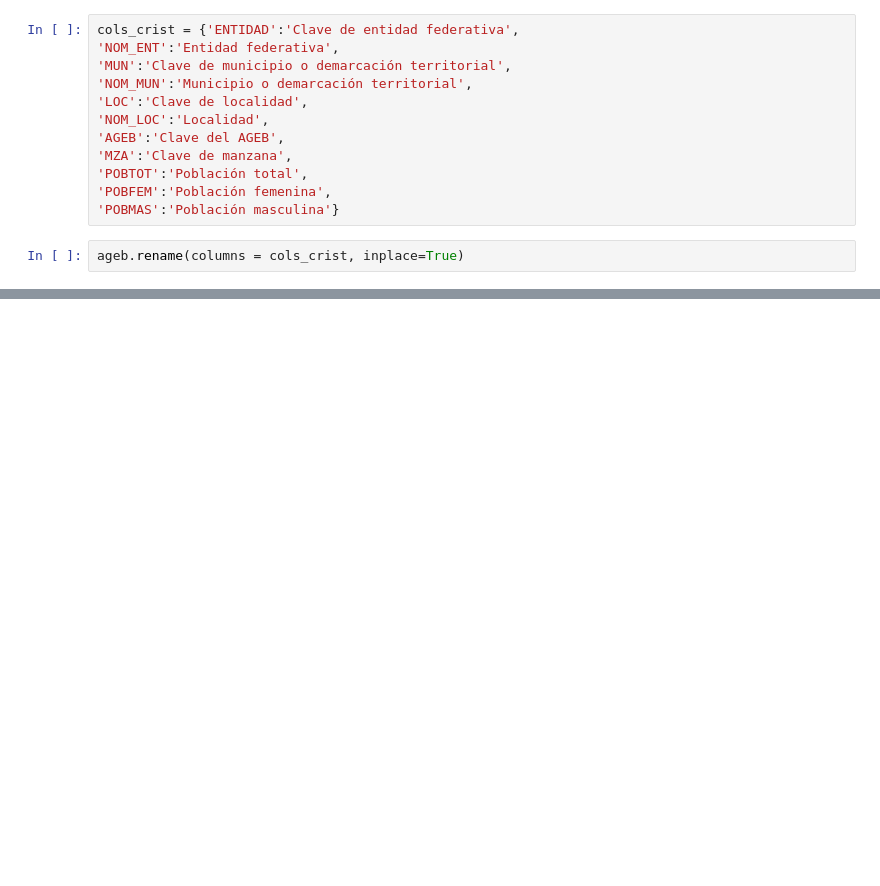
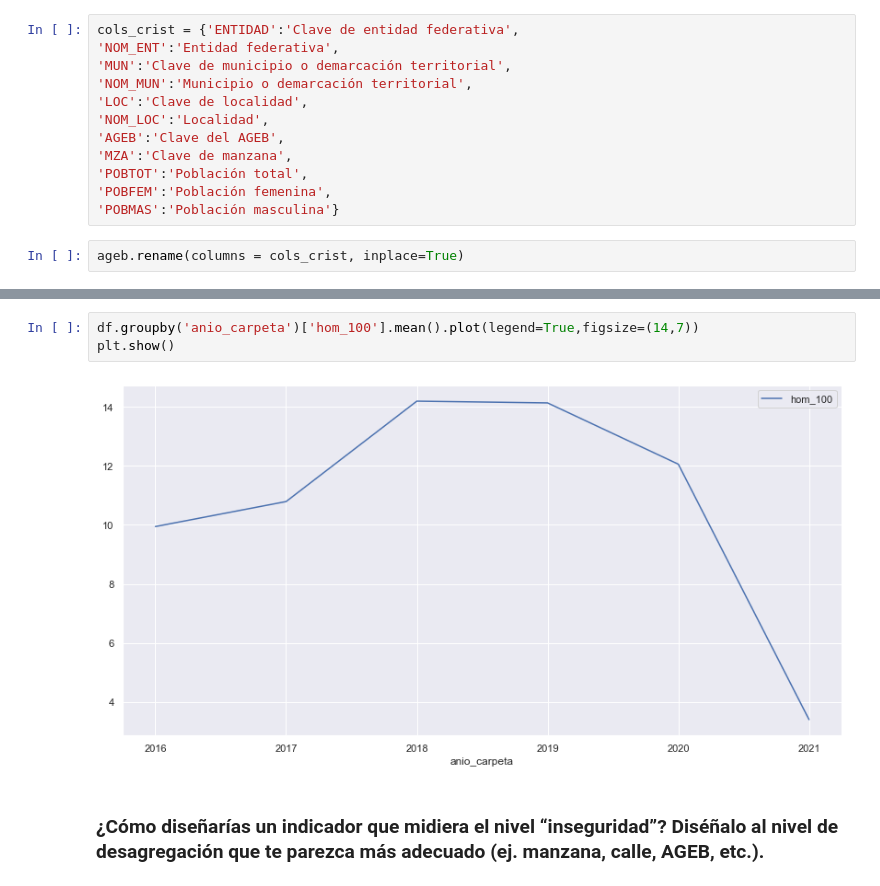
Before and after one commit to qSergio/Furious-spark, a Jupyter notebook: SeccionA/DatosAbiertosCDMX.ipynb, the cells around one changed output, grey strips where cells are left out. Saved outputs shown, nothing was run; the diff lists cells and outputs as text; blank space fills up the shorter version.

```diff
--- a/SeccionA/DatosAbiertosCDMX.ipynb
+++ b/SeccionA/DatosAbiertosCDMX.ipynb
@@ -454,0 +575,7 @@ ageb = ageb.loc
+# %%
+df.groupby('anio_carpeta')['hom_100'].mean().plot(legend=True,figsize=(14,7))
+plt.show()
+# %% [output]
+[figure, added]
+# %% [markdown]
+### ¿Cómo diseñarías un indicador que midiera el nivel “inseguridad”? Diséñalo al nivel de desagregación que te parezca más adecuado (ej. manzana, calle, AGEB, etc.).
```
Also changed, not shown: parts of 31 cells of this notebook.
